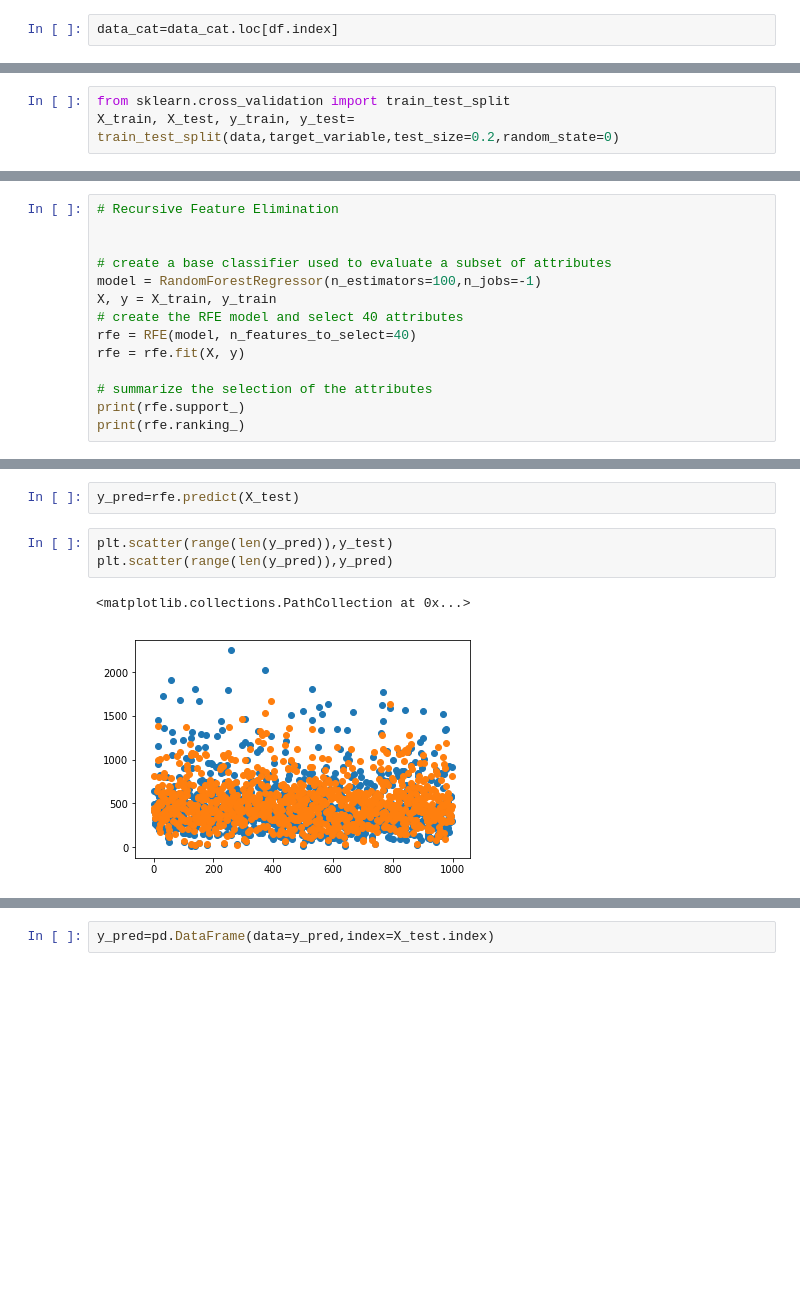
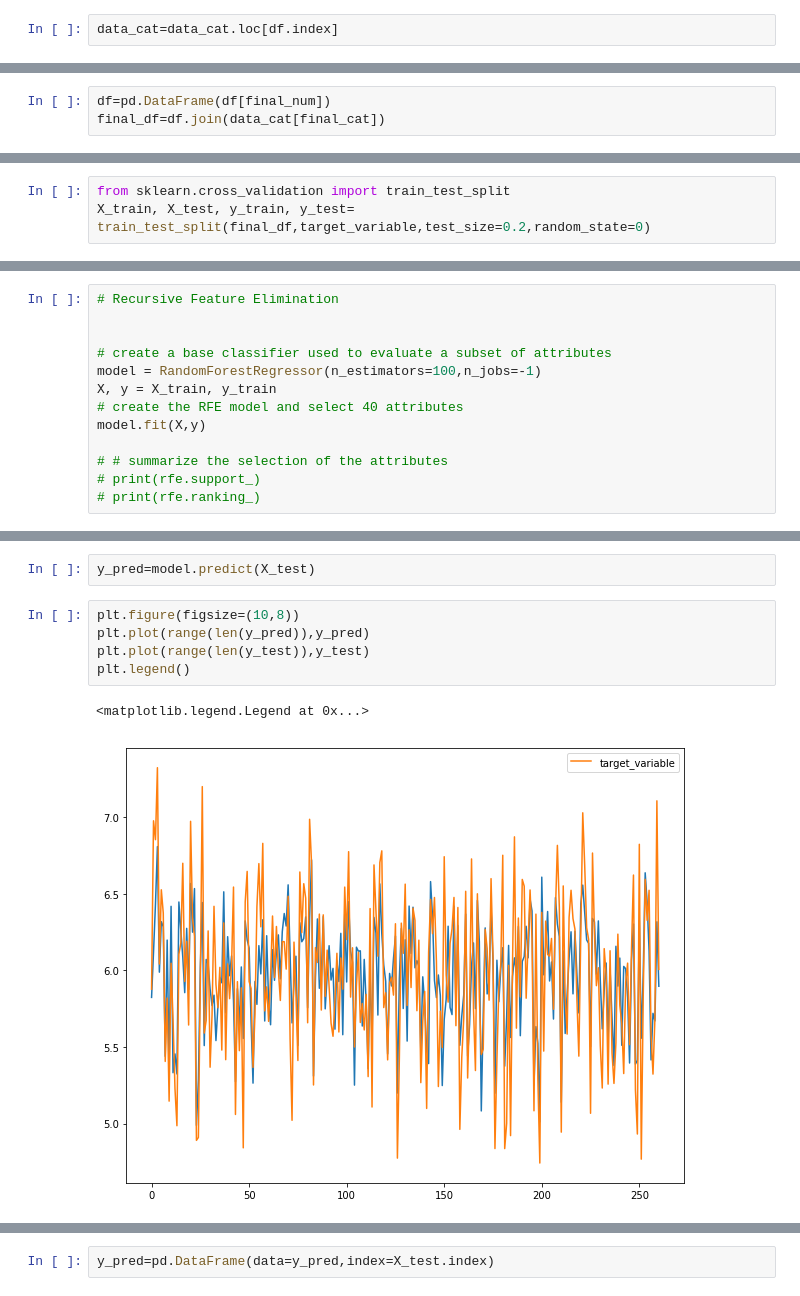
Before and after one commit to mohan-aditya05/credit_card_spend_regression, a Jupyter notebook: Credit Card Spend Prediction.ipynb, the cells around one changed output, grey strips where cells are left out. Saved outputs shown, nothing was run; the diff lists cells and outputs as text; blank space fills up the shorter version.

Commit message:
model optimized and better feature selection
Pearson and Anova tests have been used instead of Recursive Feature Elimination. New results were obtained with R^2 score as 0.58.

```diff
--- a/Credit Card Spend Prediction.ipynb
+++ b/Credit Card Spend Prediction.ipynb
@@ -750,0 +805,3 @@ array([[ 1.,  1.,  4., ...,  1.,  0.,  0.],
+# %%
+df=pd.DataFrame(df[final_num])
+final_df=df.join(data_cat[final_cat])
@@ -751,4 +815,4 @@ array([[ 1.,  1.,  4., ...,  1.,  0.,  0.],
 # %%
 from sklearn.cross_validation import train_test_split
-X_train, X_test, y_train, y_test= train_test_split(data,target_variable,test_size=0.2,random_state=0)
+X_train, X_test, y_train, y_test= train_test_split(final_df,target_variable,test_size=0.2,random_state=0)
 # %%
@@ -762,10 +826,9 @@ from sklearn.ensemble import RandomForestRegressor
 model = RandomForestRegressor(n_estimators=100,n_jobs=-1)
 X, y = X_train, y_train
 # create the RFE model and select 40 attributes
-rfe = RFE(model, n_features_to_select=40)
-rfe = rfe.fit(X, y)
+model.fit(X,y)
 
-# summarize the selection of the attributes
-print(rfe.support_)
-print(rfe.ranking_)
+# # summarize the selection of the attributes
+# print(rfe.support_)
+# print(rfe.ranking_)
 # %% [output]
@@ -806,8 +849,10 @@ Index(['region', 'age', 'ed', 'employ', 'income', 'lninc', 'debtinc',
 # %%
-y_pred=rfe.predict(X_test)
+y_pred=model.predict(X_test)
-# %%
-plt.scatter(range(len(y_pred)),y_test)
-plt.scatter(range(len(y_pred)),y_pred)
-# %% [output]
-<matplotlib.collections.PathCollection at 0x...>
-[figure, removed]
+# %%
+plt.figure(figsize=(10,8))
+plt.plot(range(len(y_pred)),y_pred)
+plt.plot(range(len(y_test)),y_test)
+plt.legend()
+# %% [output]
+<matplotlib.legend.Legend at 0x...>
+[figure, added]
```
Also changed, not shown: parts of 35 cells of this notebook, 1 other file.
